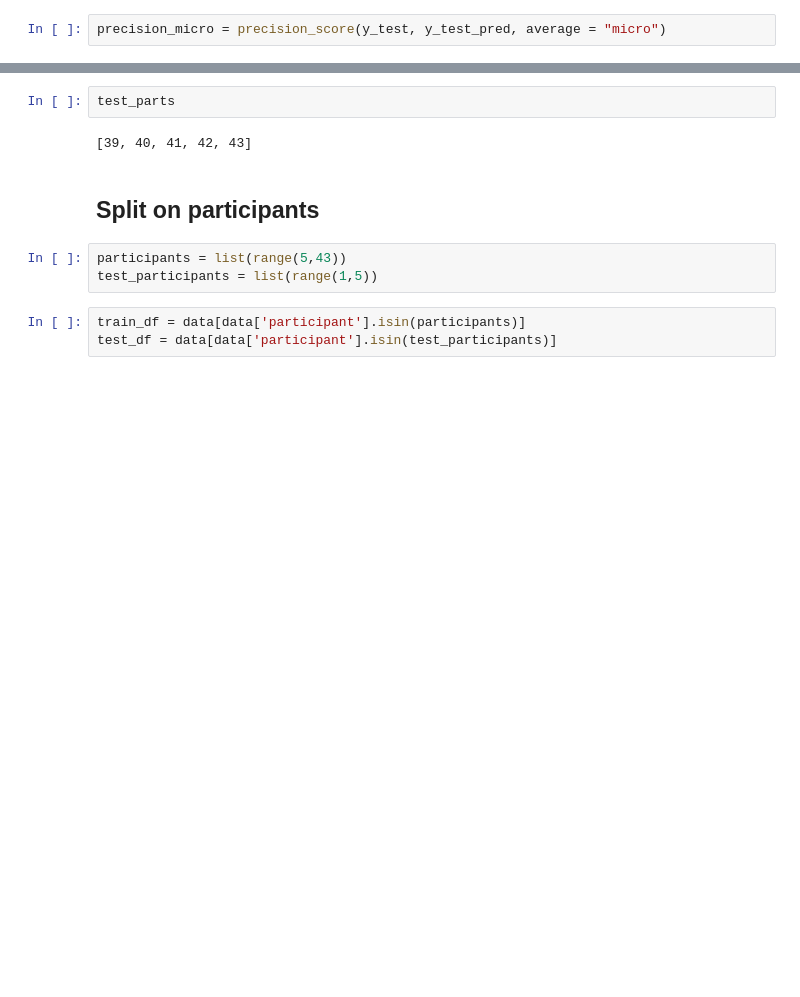
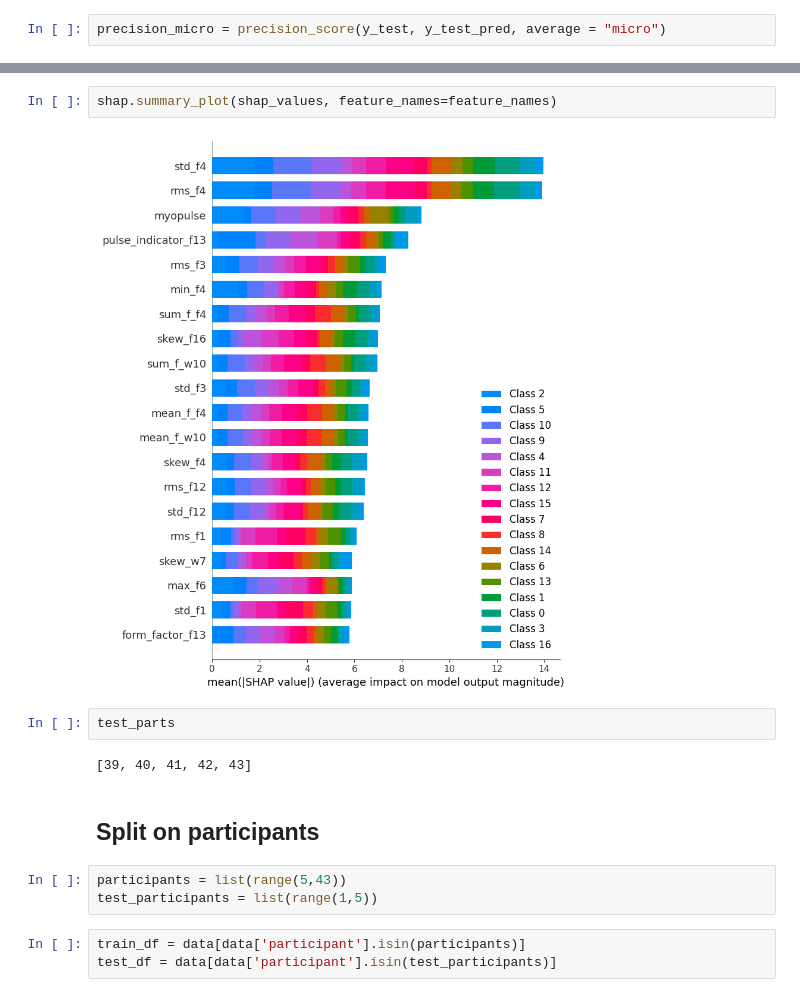
Before and after one commit to tanmaygadgil/DS5500-project, a Jupyter notebook: DL/NN on data split.ipynb, the cells around one changed output, grey strips where cells are left out. Cells and saved outputs as stored; diff of their text form; blank space fills up the shorter version.

```diff
--- a/DL/NN on data split.ipynb
+++ b/DL/NN on data split.ipynb
@@ -255,3 +233,7 @@ precision_micro = precision_score(y_test, y_test_pred, average = "micro")
+# %%
+shap.summary_plot(shap_values, feature_names=feature_names)
+# %% [output]
+[figure, added]
 # %%
 test_parts
 # %% [output]
```
Also changed, not shown: parts of 28 cells of this notebook, 6 other files.
